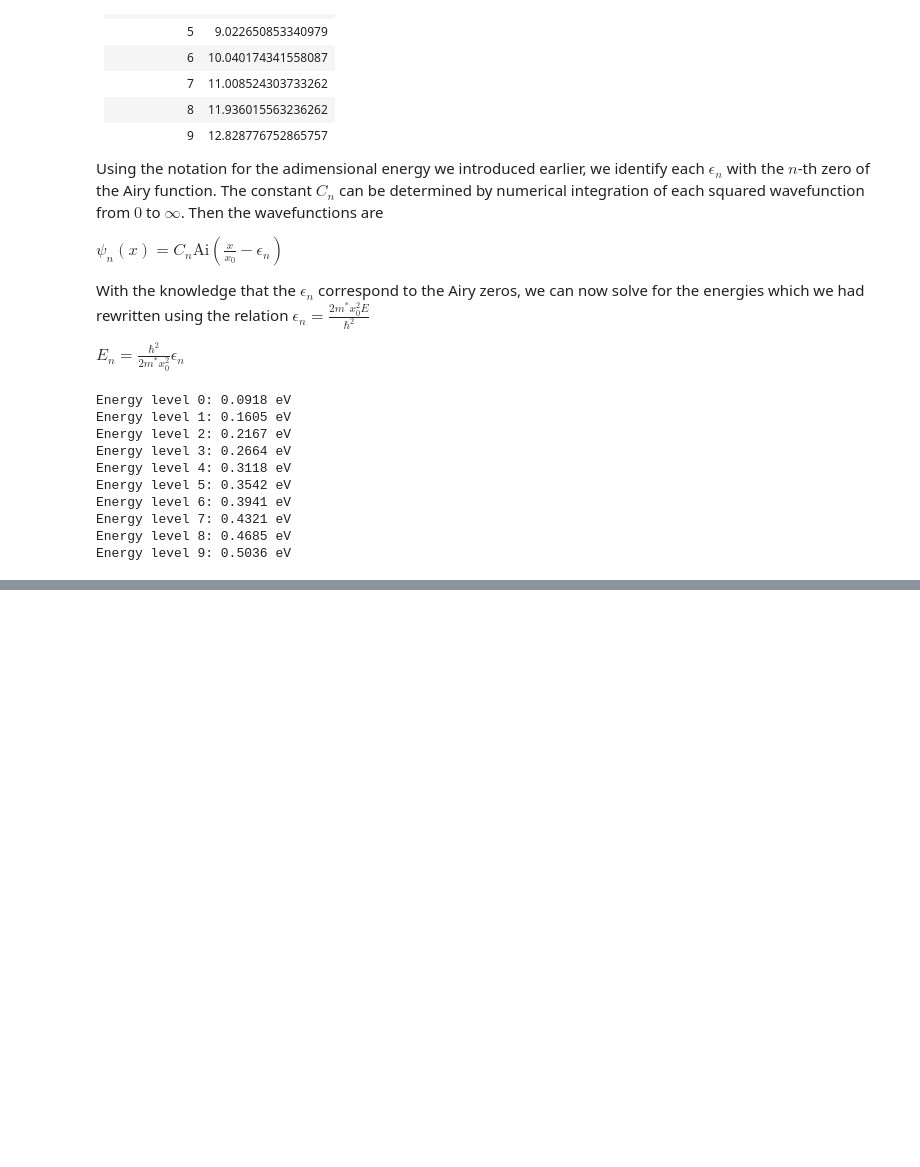
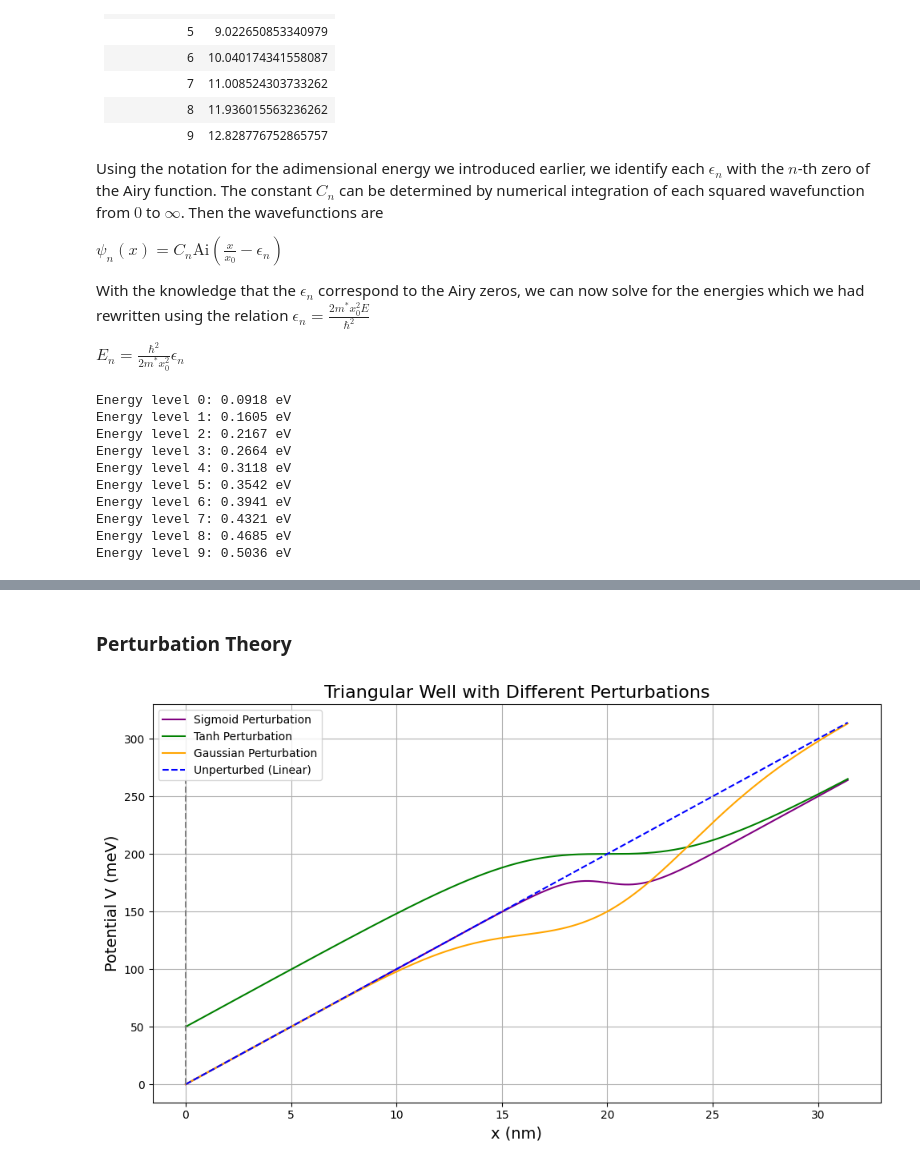
Before and after one commit to fercho111/Applied-QM-Project, a Jupyter notebook: triangular.ipynb, the cells around one changed output, grey strips where cells are left out. Cells and saved outputs as stored; diff of their text form; code cells hidden in the pictures; blank space fills up the shorter version.

```diff
--- a/triangular.ipynb
+++ b/triangular.ipynb
@@ -249,0 +282,63 @@ plt.show()
+# %% [markdown]
+### Perturbation Theory
+# %%
+import numpy as np
+import matplotlib.pyplot as plt
+
+# Constants
+e = 1.602e-19  # elementary charge in C
+hbar = 1.055e-34  # reduced Planck constant in J·s
+m_e = 9.11e-31  # electron mass in kg
+F = 1e7  # Electric field in V/m
+m_eff = 0.063 * m_e  # Effective mass in GaAs
+
+# Characteristic length
+x0 = ((hbar ** 2) / (2 * m_eff * e * F)) ** (1 / 3)
+
+# x domain (in meters)
+x = np.linspace(0, 8 * x0, 500)
+x_nm = x * 1e9  # Convert x to nanometers
+xi = x / x0     # Dimensionless variable
+
+# Unperturbed triangular potential: V0 = eFx (in Joules)
+V0 = e * F * x
+
+# Perturbation parameters
+beta = 0.05 * e  # ~50 meV in Joules
+
+# Sigmoid perturbation
+x_c = 20e-9  # center at 20 nm
+a = 1e9      # steepness of sigmoid (1/nm)
+V_sigmoid = -beta / (1 + np.exp(-a * (x - x_c)))
+
+# Tanh perturbation
+w = 5e-9  # width of transition (5 nm)
+V_tanh = -beta * np.tanh((x - x_c) / w)
+
+# Gaussian dip
+sigma = 4e-9  # width of Gaussian
+V_gauss = -beta * np.exp(-((x - x_c)**2) / (2 * sigma**2))
+
+# Total potentials (in meV)
+V_sigmoid_total = (V0 + V_sigmoid) / e * 1e3
+V_tanh_total = (V0 + V_tanh) / e * 1e3
+V_gauss_total = (V0 + V_gauss) / e * 1e3
+
+# Plot all potentials
+plt.figure(figsize=(10, 6))
+
+plt.plot(x_nm, V_sigmoid_total, label="Sigmoid Perturbation", color='purple')
+plt.plot(x_nm, V_tanh_total, label="Tanh Perturbation", color='green')
+plt.plot(x_nm, V_gauss_total, label="Gaussian Perturbation", color='orange')
+plt.plot(x_nm, V0 / e * 1e3, label="Unperturbed (Linear)", color='blue', linestyle='--')
+
+plt.xlabel("x (nm)", fontsize=14)
+plt.ylabel("Potential V (meV)", fontsize=14)
+plt.title("Triangular Well with Different Perturbations", fontsize=16)
+plt.grid(True)
+plt.vlines(0, 0, max(V_sigmoid_total), colors='gray', linestyle='--')
+plt.legend()
+plt.tight_layout()
+plt.show()
+# %% [output]
+[figure, added]
```
Also changed, not shown: parts of 5 cells of this notebook.
